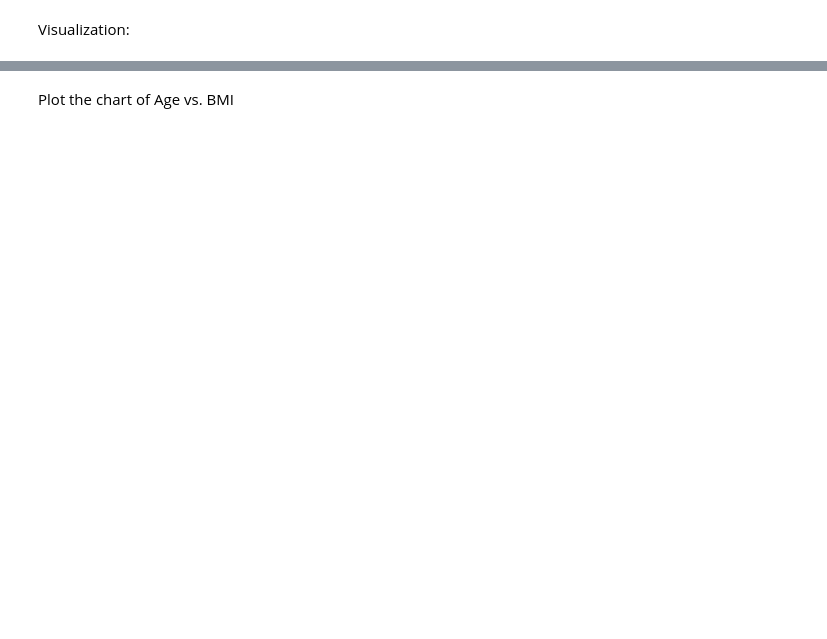
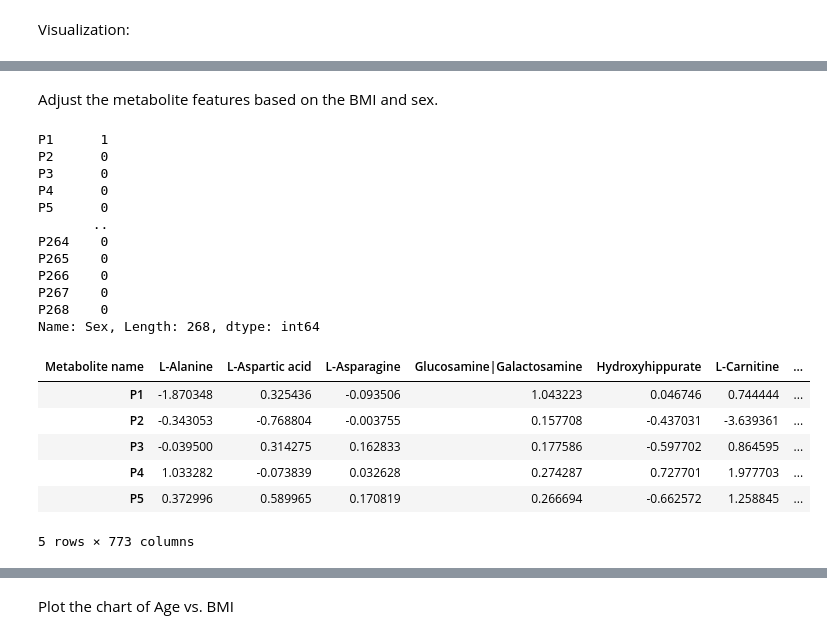
Before and after one commit to Arnie-He/HumanAging-Bunning2019, a Jupyter notebook: RF Regression/RF_Modeling.ipynb, the cells around one changed output, grey strips where cells are left out. Saved outputs shown, nothing was run; the diff lists cells and outputs as text; code cells hidden in the pictures; blank space fills up the shorter version.

Commit message:
adjusted for sex and BMI

```diff
--- a/RF Regression/RF_Modeling.ipynb
+++ b/RF Regression/RF_Modeling.ipynb
@@ -200,3 +199,37 @@ plt.show()
+# %% [markdown]
+Adjust the metabolite features based on the BMI and sex.
+# %%
+from sklearn.linear_model import LinearRegression
+
+X = df[["Sex", "BMI"]]
+
+for i in range(0, 770):
+    y = df.iloc[:,i]
+    model = LinearRegression().fit(X, y)
+    df.iloc[:, i] = y - model.predict(X)
+
+print(df.iloc[:, 770])
+df.head()
+# %% [output]
+P1      1
+P2      0
+P3      0
+P4      0
+P5      0
+       ..
+P264    0
+P265    0
+P266    0
+P267    0
+P268    0
+Name: Sex, Length: 268, dtype: int64
+| Metabolite name | L-Alanine | L-Aspartic acid | L-Asparagine | Glucosamine|Galactosamine | Hydroxyhippurate | L-Carnitine | ... |
+| P1 | -1.870348 | 0.325436 | -0.093506 | 1.043223 | 0.046746 | 0.744444 | ... |
+| P2 | -0.343053 | -0.768804 | -0.003755 | 0.157708 | -0.437031 | -3.639361 | ... |
+| P3 | -0.039500 | 0.314275 | 0.162833 | 0.177586 | -0.597702 | 0.864595 | ... |
+| P4 | 1.033282 | -0.073839 | 0.032628 | 0.274287 | 0.727701 | 1.977703 | ... |
+| P5 | 0.372996 | 0.589965 | 0.170819 | 0.266694 | -0.662572 | 1.258845 | ... |
+5 rows × 773 columns
 # %%
 from sklearn.preprocessing import StandardScaler, OneHotEncoder
 import numpy as np
```
Also changed, not shown: parts of 7 cells of this notebook, 1 other file.
